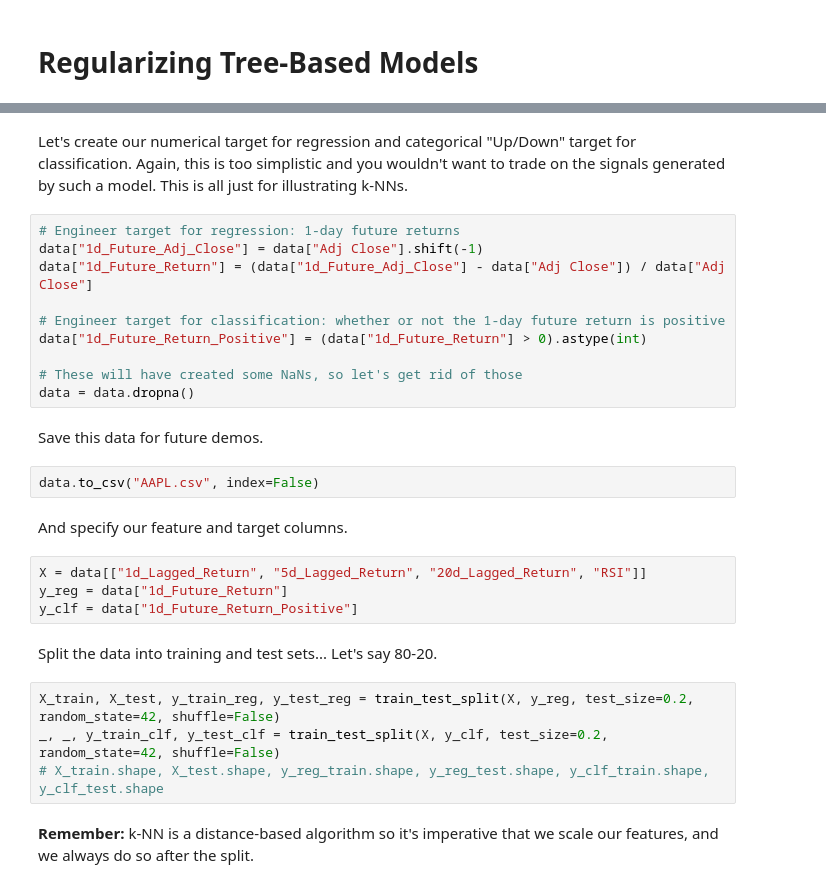
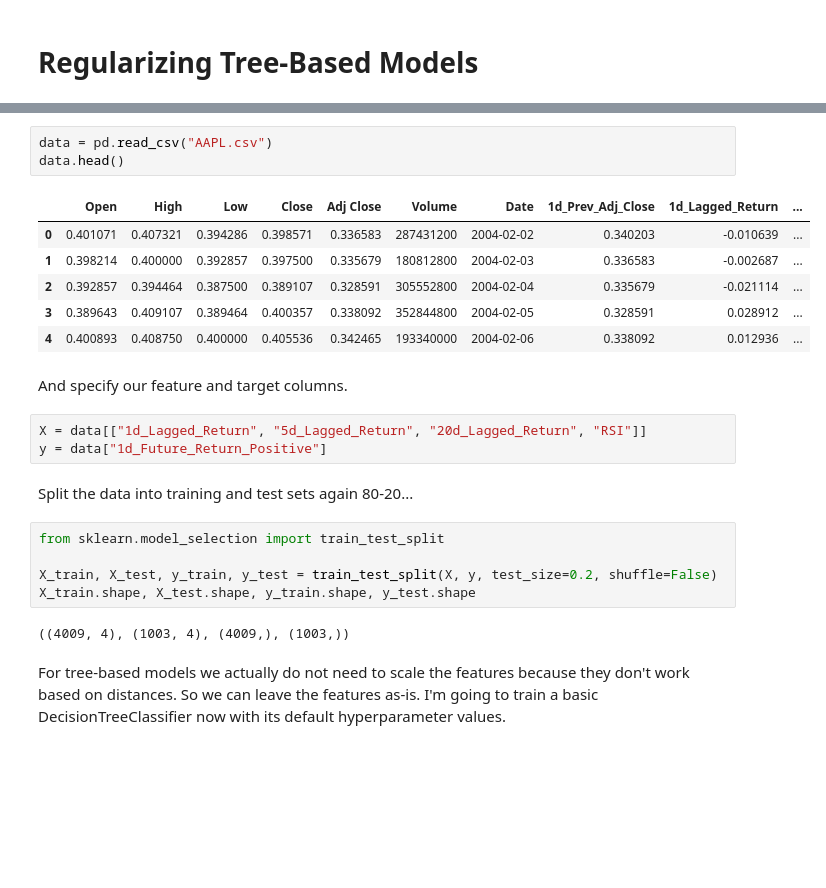
Before and after one commit to udacity/optimizing-ai-strategies, a Jupyter notebook: l2-hyperparameter-tuning-methods/demo4/L2_Demo4.ipynb, the cells around one changed output, grey strips where cells are left out. Cells and saved outputs as stored; diff of their text form; blank space fills up the shorter version.

Commit message:
First pass at L2 Demo 4

```diff
--- a/l2-hyperparameter-tuning-methods/demo4/L2_Demo4.ipynb
+++ b/l2-hyperparameter-tuning-methods/demo4/L2_Demo4.ipynb
@@ -79,30 +11,26 @@ data["RSI"] = calculate_rsi(data, 14)
-# %% [markdown]
-Let's create our numerical target for regression and categorical "Up/Down" target for classification. Again, this is too simplistic and you wouldn't want to trade on the signals generated by such a model. This is all just for illustrating k-NNs.
-# %%
-# Engineer target for regression: 1-day future returns
-data["1d_Future_Adj_Close"] = data["Adj Close"].shift(-1)
-data["1d_Future_Return"] = (data["1d_Future_Adj_Close"] - data["Adj Close"]) / data["Adj Close"]
-
-# Engineer target for classification: whether or not the 1-day future return is positive
-data["1d_Future_Return_Positive"] = (data["1d_Future_Return"] > 0).astype(int)
-
-# These will have created some NaNs, so let's get rid of those
-data = data.dropna()
-# %% [markdown]
-Save this data for future demos.
 # %%
-data.to_csv("AAPL.csv", index=False)
+data = pd.read_csv("AAPL.csv")
+data.head()
+# %% [output]
+|  | Open | High | Low | Close | Adj Close | Volume | Date | 1d_Prev_Adj_Close | 1d_Lagged_Return | ... |
+| 0 | 0.401071 | 0.407321 | 0.394286 | 0.398571 | 0.336583 | 287431200 | 2004-02-02 | 0.340203 | -0.010639 | ... |
+| 1 | 0.398214 | 0.400000 | 0.392857 | 0.397500 | 0.335679 | 180812800 | 2004-02-03 | 0.336583 | -0.002687 | ... |
+| 2 | 0.392857 | 0.394464 | 0.387500 | 0.389107 | 0.328591 | 305552800 | 2004-02-04 | 0.335679 | -0.021114 | ... |
+| 3 | 0.389643 | 0.409107 | 0.389464 | 0.400357 | 0.338092 | 352844800 | 2004-02-05 | 0.328591 | 0.028912 | ... |
+| 4 | 0.400893 | 0.408750 | 0.400000 | 0.405536 | 0.342465 | 193340000 | 2004-02-06 | 0.338092 | 0.012936 | ... |
 # %% [markdown]
 And specify our feature and target columns.
 # %%
 X = data[["1d_Lagged_Return", "5d_Lagged_Return", "20d_Lagged_Return", "RSI"]]
-y_reg = data["1d_Future_Return"]
-y_clf = data["1d_Future_Return_Positive"]
+y = data["1d_Future_Return_Positive"]
 # %% [markdown]
-Split the data into training and test sets... Let's say 80-20.
+Split the data into training and test sets again 80-20...
 # %%
-X_train, X_test, y_train_reg, y_test_reg = train_test_split(X, y_reg, test_size=0.2, random_state=42, shuffle=False)
-_, _, y_train_clf, y_test_clf = train_test_split(X, y_clf, test_size=0.2, random_state=42, shuffle=False)
-# X_train.shape, X_test.shape, y_reg_train.shape, y_reg_test.shape, y_clf_train.shape, y_clf_test.shape
+from sklearn.model_selection import train_test_split
+
+X_train, X_test, y_train, y_test = train_test_split(X, y, test_size=0.2, shuffle=False)
+X_train.shape, X_test.shape, y_train.shape, y_test.shape
+# %% [output]
+((4009, 4), (1003, 4), (4009,), (1003,))
 # %% [markdown]
-**Remember:** k-NN is a distance-based algorithm so it's imperative that we scale our features, and we always do so after the split.
+For tree-based models we actually do not need to scale the features because they don't work based on distances. So we can leave the features as-is. I'm going to train a basic DecisionTreeClassifier now with its default hyperparameter values.
```
Also changed, not shown: parts of 29 cells of this notebook.
